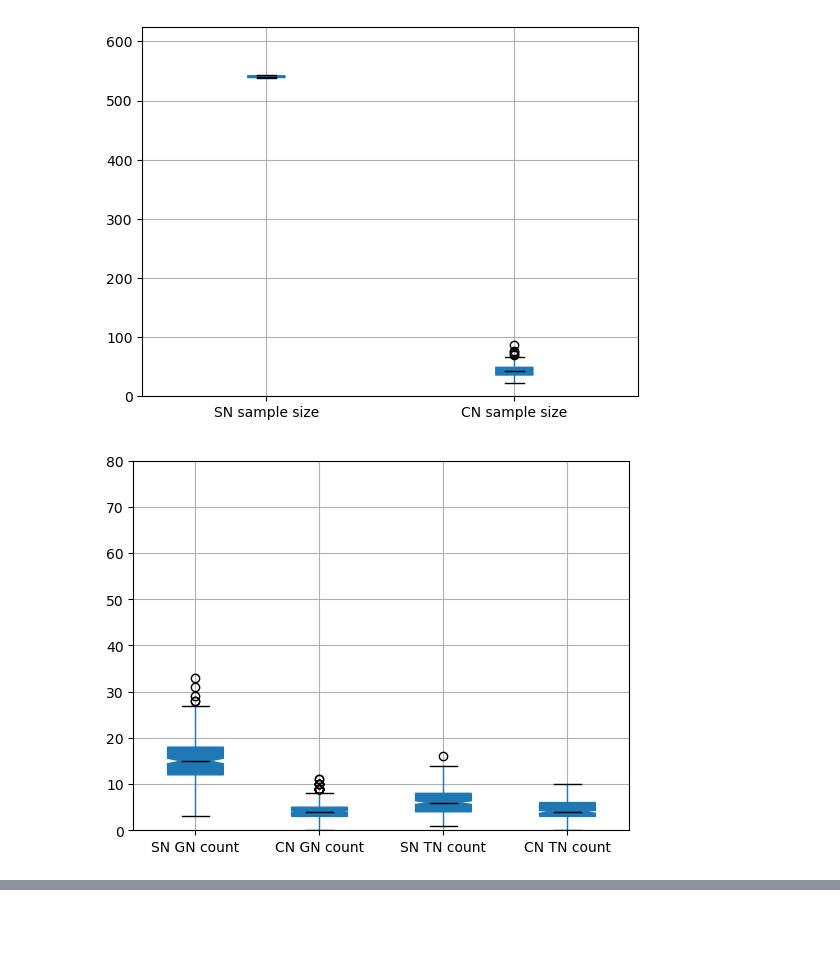
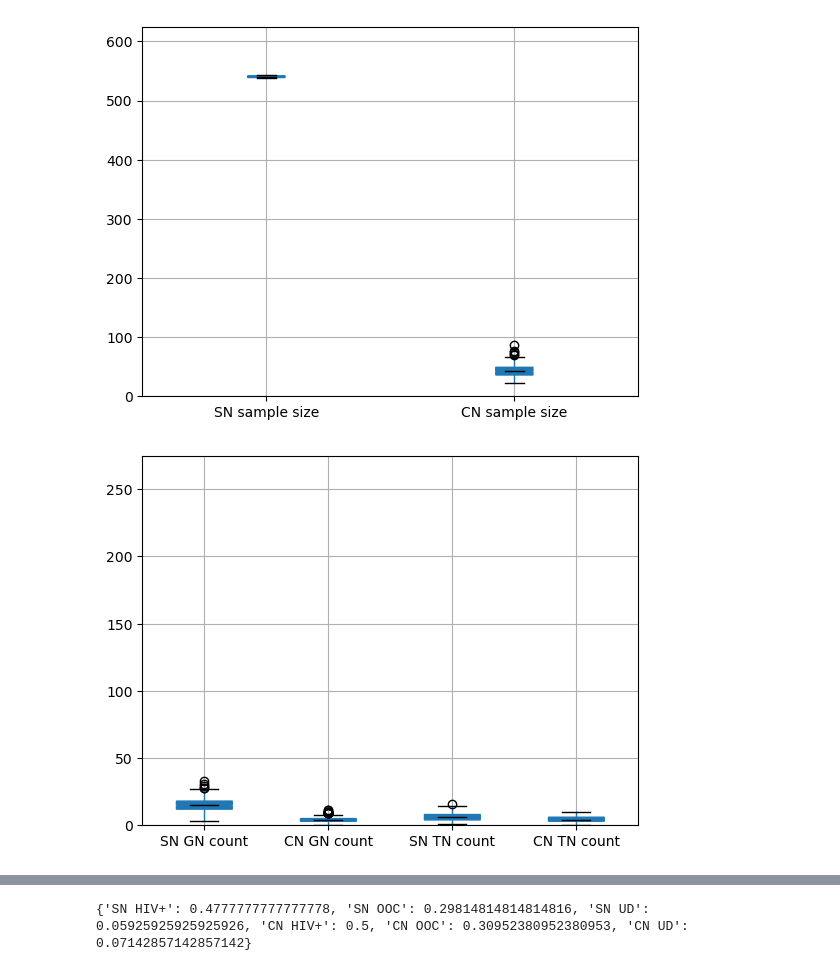
Before and after one commit to breecummins/social_sampling_in_epidemics, a Jupyter notebook: simulations/study_params_20220929/visualize_results.ipynb, the cells around one changed output, grey strips where cells are left out. Drawn from its saved outputs; the diff is of its cells as text; code cells hidden in the pictures; blank space fills up the shorter version.

Commit message:
changed figure format

```diff
--- a/simulations/study_params_20220929/visualize_results.ipynb
+++ b/simulations/study_params_20220929/visualize_results.ipynb
@@ -4,13 +4,20 @@ import matplotlib.pyplot as plt
 import numpy as np
 import ast,json
 # %%
-def boxplots(resfile):
-    df = pd.read_csv(resfile)
-    # column_mapper = dict(zip(["SN GN","CN GN","SN TN","CN TN","SN HIV+","CN HIV+"],["social->genetic","contact->genetic","social->transmission","contact->transmission""social HIV+","contact HIV+"]))
+def load_df(fname):
+    df = pd.read_csv(fname)
+
+    df["SN Undiagnosed"] = df["SN Untreated chronic"].values + df["SN Untreated acute"].values
+    df["CN Undiagnosed"] = df["CN Untreated chronic"].values + df["CN Untreated acute"].values
 
     df["SN sample size"] = [len(ast.literal_eval(x)) - len(ast.literal_eval(y)) for x,y in zip(df["SN sampled"],df["SN seed"])] #df.apply(lambda x: x["SN sampled"].len())
     df["CN sample size"] = [len(ast.literal_eval(x)) - len(ast.literal_eval(y)) for x,y in zip(df["CN sampled"],df["CN seed"])]
 
+    return df
+
+
+def boxplots(fname):
+    df = load_df(fname)
     df.boxplot(column=["SN sample size","CN sample size"],positions=[1,2],patch_artist=True,medianprops=dict(color="k"),notch=True)
     # df.boxplot(column=["SN sample size"],positions=[1],patch_artist=True,medianprops=dict(color="k"),notch=True)
     # box2 = df.boxplot(column=["CN sample size"],return_type="dict",positions=[2],patch_artist=True,medianprops=dict(color="k"),notch=True)
@@ -20,20 +27,33 @@ def boxplots(resfile):
     plt.show()
 
     df.boxplot(column=["SN GN count","CN GN count","SN TN count","CN TN count"],positions=[1,2,3,4],patch_artist=True,medianprops=dict(color="k"),notch=True)
-
     # df.boxplot(column=["SN GN count","SN TN count"],positions=[1,3],patch_artist=True,medianprops=dict(color="k"),notch=True)
     # box2 = df.boxplot(column=["CN GN count","CN TN count"],return_type="dict",positions=[2,4],patch_artist=True,medianprops=dict(color="k"),notch=True)
     # for item in ['boxes', 'whiskers', 'fliers', 'caps']:
     #     plt.setp(box2[item], color="darkred")
-    plt.ylim([0,80])
+    plt.ylim([0,275])
     plt.show()
 
-    df.boxplot(column=["SN HIV+","CN HIV+","SN Out-of-care","CN Out-of-care","SN Untreated chronic","CN Untreated chronic","SN Untreated acute","CN Untreated acute"],patch_artist=True,medianprops=dict(color="k"),notch=True)
+    df.boxplot(column=["SN sample size","SN HIV+","SN Out-of-care","SN Undiagnosed","CN sample size","CN HIV+","CN Out-of-care","CN Undiagnosed"],patch_artist=True,medianprops=dict(color="k"),notch=True)
     # df.boxplot(column=["SN HIV+"],positions=[1],patch_artist=True,medianprops=dict(color="k"),notch=True)
     # box2 = df.boxplot(column=["CN HIV+"],return_type="dict",positions=[2],patch_artist=True,medianprops=dict(color="k"),notch=True)
     # for item in ['boxes', 'whiskers', 'fliers', 'caps']:
     #     plt.setp(box2[item], color="darkred")
-    plt.xticks(ticks=[1,2,3,4,5,6,7,8], labels=["SN HIV+","CN HIV+","SN OOC","CN OOC","SN UC","CN UC","SN UA","CN UA"])
-    plt.ylim([0,375])
+    plt.xticks(ticks=[1,2,3,4,5,6,7,8], labels=["SN size","SN HIV+","SN OOC","SN UD","CN size","CN HIV+","CN OOC","CN UD"])
+    plt.ylim([0,625])
     plt.show()
+
+
+def percentiles(fname):
+    df = load_df(fname)
+    SNdenom = np.median(df["SN sample size"].values)
+    CNdenom = np.median(df["CN sample size"].values)
+    SNhiv = np.median(df["SN HIV+"].values)
+    CNhiv = np.median(df["CN HIV+"].values)
+    SNooc = np.median(df["SN Out-of-care"].values)
+    CNooc = np.median(df["CN Out-of-care"].values)
+    SNud = np.median(df["SN Undiagnosed"].values)
+    CNud = np.median(df["CN Undiagnosed"].values)
+    props = {"SN HIV+" : SNhiv/SNdenom,"SN OOC" : SNooc/SNdenom,"SN UD" : SNud/SNdenom,"CN HIV+" : CNhiv/CNdenom,"CN OOC" : CNooc/CNdenom,"CN UD" : CNud/CNdenom}
+    return props
 # %%
@@ -45,5 +68,7 @@ boxplots("results_trimmed_end/JOB758832/all_summaries_20221031.csv")
 # %%
-boxplots("results_trimmed_end/JOB758832_RDS_contact/all_summaries_20221031contact.csv")
+fname = "results_trimmed_end/JOB758832_RDS_contact/all_summaries_20221031contact.csv"
+boxplots(fname)
+print(percentiles(fname))
 # %% [output]
 [figure]
-[figure, old version]
+[figure, new version]
@@ -50,0 +76 @@ boxplots("results_trimmed_end/JOB758832_RDS_contact/all_summaries_20221031contac
+{'SN HIV+': 0.4777777777777778, 'SN OOC': 0.29814814814814816, 'SN UD': 0.05925925925925926, 'CN HIV+': 0.5, 'CN OOC': 0.30952380952380953, 'CN UD': 0.07142857142857142}
```
Also changed, not shown: parts of 3 cells of this notebook.
